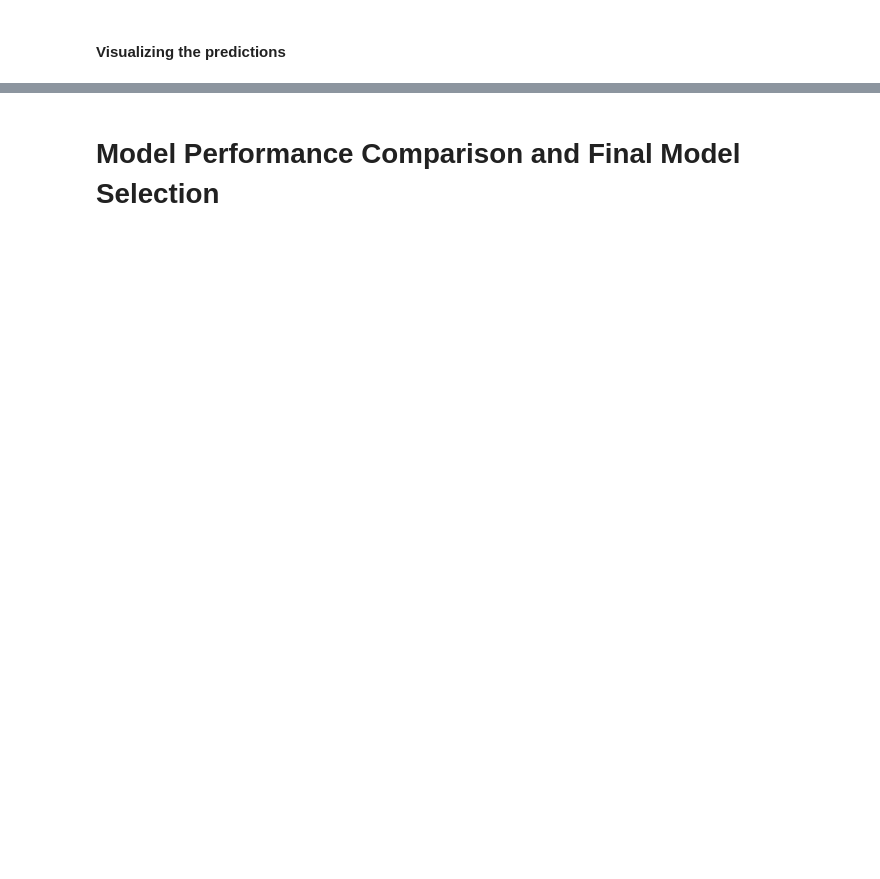
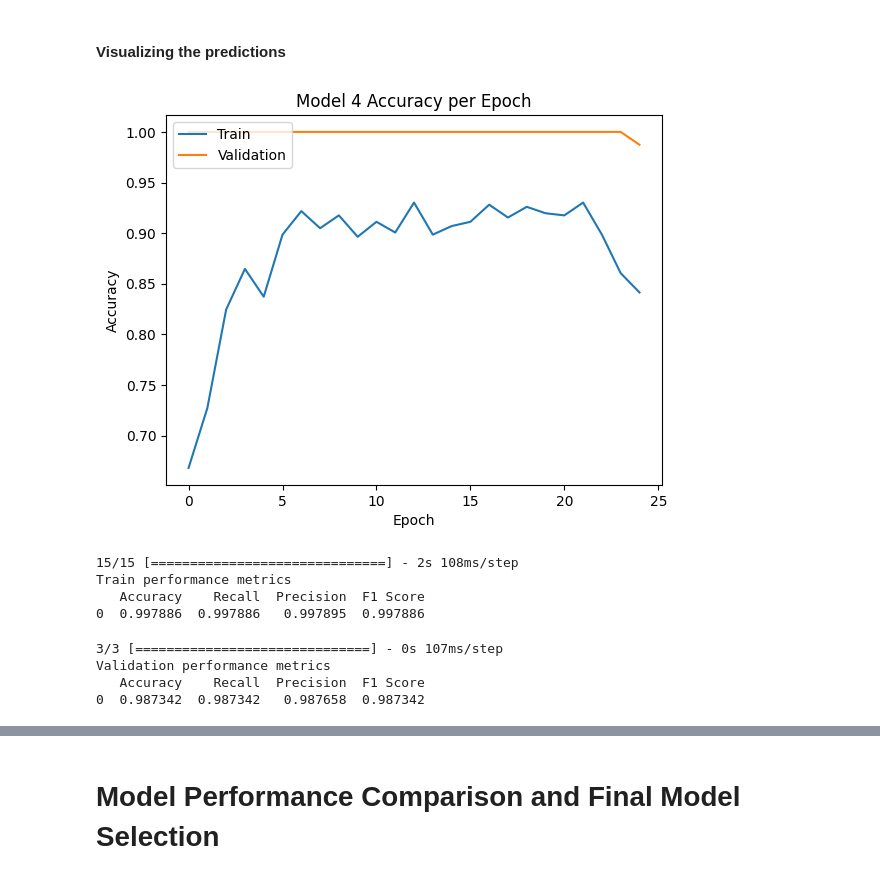
Before and after one commit to cmurray4492/PythonWork, a Jupyter notebook: UT_Austin/Computer Vision Intro/Project/HelmNet_Full_Code -cdm.ipynb, the cells around one changed output, grey strips where cells are left out. Drawn from its saved outputs; the diff is of its cells as text; code cells hidden in the pictures; blank space fills up the shorter version.

```diff
--- a/UT_Austin/Computer Vision Intro/Project/HelmNet_Full_Code -cdm.ipynb
+++ b/UT_Austin/Computer Vision Intro/Project/HelmNet_Full_Code -cdm.ipynb
@@ -572,0 +798,19 @@ Remember, **data augmentation should not be used in the validation/test data set
+# %%
+train_datagen = ImageDataGenerator(
+                              rotation_range=0.5,
+                              fill_mode='nearest',width_shift_range=0.5,height_shift_range=0.5,shear_range=0.5,zoom_range=0.5
+                              )
+# %%
+batch_size = 20
+
+# Make 3-channel inputs (N, H, W, 3)
+X_train_3ch = np.repeat(X_train_normalized[..., None].astype('float32'), 3, axis=-1)
+X_val_3ch   = np.repeat(X_val_normalized[..., None].astype('float32'),   3, axis=-1)
+
+history_4 = model_4.fit(
+    train_datagen.flow(X_train_3ch, y_train, batch_size=batch_size, seed=42, shuffle=True),
+    epochs=25,
+    steps_per_epoch=math.ceil(X_train_3ch.shape[0] / batch_size),  # or omit; Keras can infer
+    validation_data=(X_val_3ch, y_val),
+    verbose=2
+)
@@ -573,2 +835,32 @@ Remember, **data augmentation should not be used in the validation/test data set
 # %% [markdown]
 #### Visualizing the predictions
+# %%
+plt.plot(history_4.history['accuracy'])
+plt.plot(history_4.history['val_accuracy'])
+plt.title('Model 4 Accuracy per Epoch')
+plt.ylabel('Accuracy')
+plt.xlabel('Epoch')
+plt.legend(['Train', 'Validation'], loc='upper left')
+plt.show()
+# %% [output]
+[figure, added]
+# %%
+model_4_train_perf = model_performance_classification(model_4, X_train_3ch,y_train)
+
+print("Train performance metrics")
+print(model_4_train_perf)
+# %% [output]
+15/15 [==============================] - 2s 108ms/step
+Train performance metrics
+   Accuracy    Recall  Precision  F1 Score
+0  0.997886  0.997886   0.997895  0.997886
+# %%
+model_4_valid_perf = model_performance_classification(model_4, X_val_3ch,y_val)
+
+print("Validation performance metrics")
+print(model_4_valid_perf)
+# %% [output]
+3/3 [==============================] - 0s 107ms/step
+Validation performance metrics
+   Accuracy    Recall  Precision  F1 Score
+0  0.987342  0.987342   0.987658  0.987342
```
Also changed, not shown: parts of 34 cells of this notebook.
